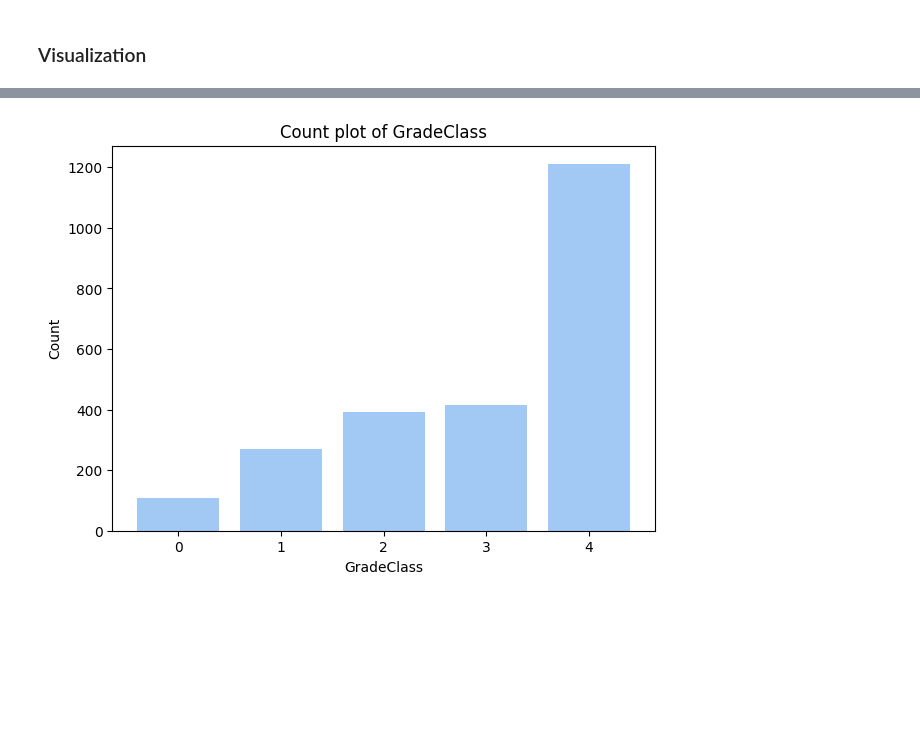
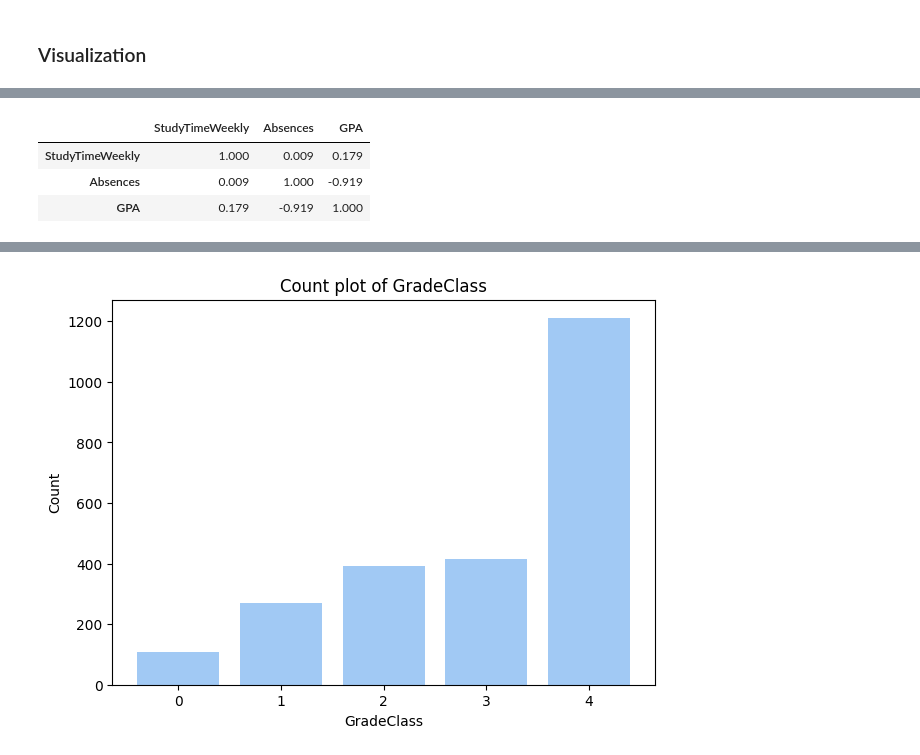
Before and after one commit to dstpnwska/StudentsPerformance, a Jupyter notebook: students-performance.ipynb, the cells around one changed output, grey strips where cells are left out. Saved outputs shown, nothing was run; the diff lists cells and outputs as text; code cells hidden in the pictures; blank space fills up the shorter version.

```diff
--- a/students-performance.ipynb
+++ b/students-performance.ipynb
@@ -133,0 +140,8 @@ cat_cols = data.select_dtypes(include=['bool','category']).columns
+# %%
+corr_matrix = data[num_cols].corr()
+corr_matrix.style.background_gradient(cmap = 'coolwarm').format(precision = 3)
+# %% [output]
+|  | StudyTimeWeekly | Absences | GPA |
+| StudyTimeWeekly | 1.000 | 0.009 | 0.179 |
+| Absences | 0.009 | 1.000 | -0.919 |
+| GPA | 0.179 | -0.919 | 1.000 |
```
Also changed, not shown: parts of 5 cells of this notebook.
